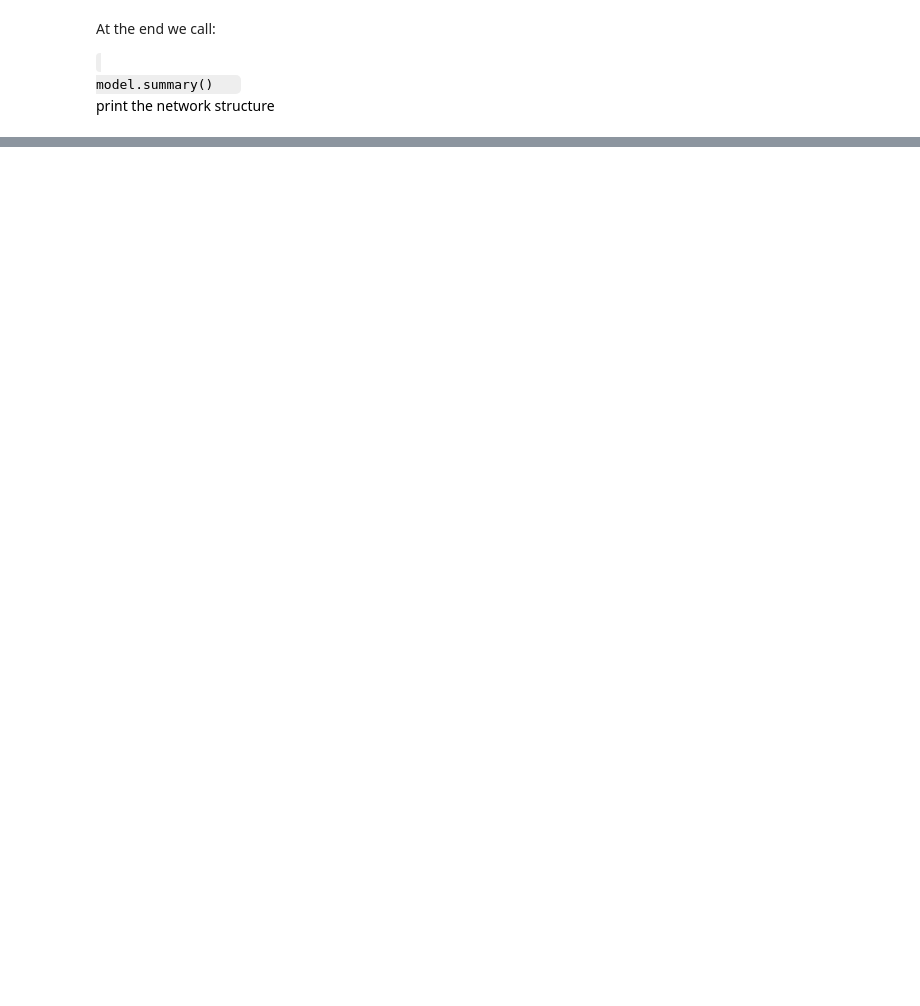
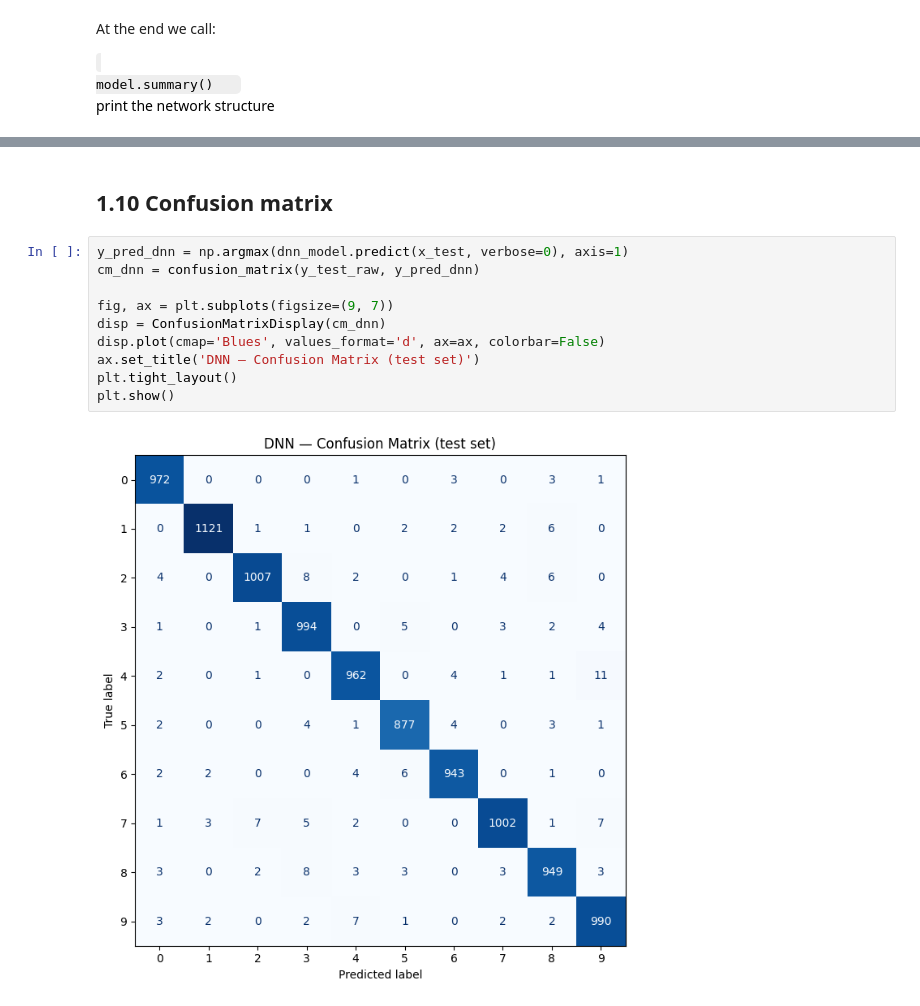
Before and after one commit to Trivial137/MachineLearning-KISD-2026, a Jupyter notebook: lecture4.ipynb, the cells around one changed output, grey strips where cells are left out. Saved outputs shown, nothing was run; the diff lists cells and outputs as text; blank space fills up the shorter version.

```diff
--- a/lecture4.ipynb
+++ b/lecture4.ipynb
@@ -851,0 +459,14 @@ Geoff Hinton has said that he was inspired\, among other things\, by a fraud pre
+# %% [markdown]
+## 1.10  Confusion matrix
+# %%
+y_pred_dnn = np.argmax(dnn_model.predict(x_test, verbose=0), axis=1)
+cm_dnn = confusion_matrix(y_test_raw, y_pred_dnn)
+
+fig, ax = plt.subplots(figsize=(9, 7))
+disp = ConfusionMatrixDisplay(cm_dnn)
+disp.plot(cmap='Blues', values_format='d', ax=ax, colorbar=False)
+ax.set_title('DNN — Confusion Matrix (test set)')
+plt.tight_layout()
+plt.show()
+# %% [output]
+[figure, added]
```
Also changed, not shown: parts of 257 cells of this notebook.
